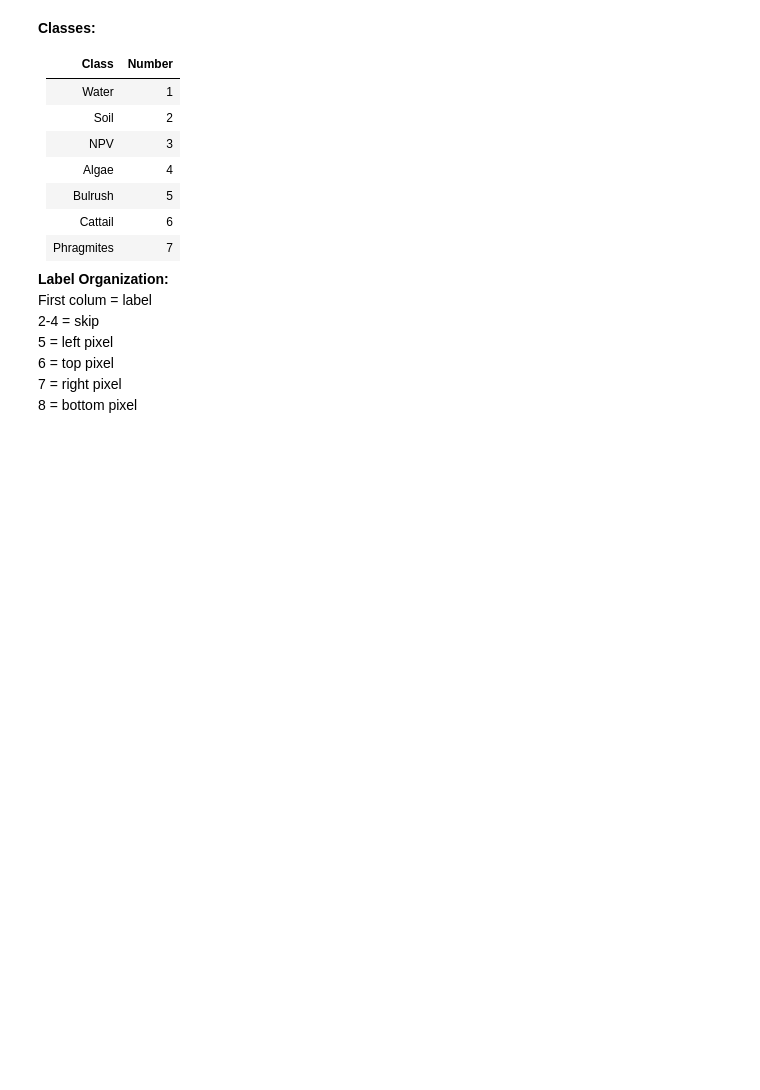
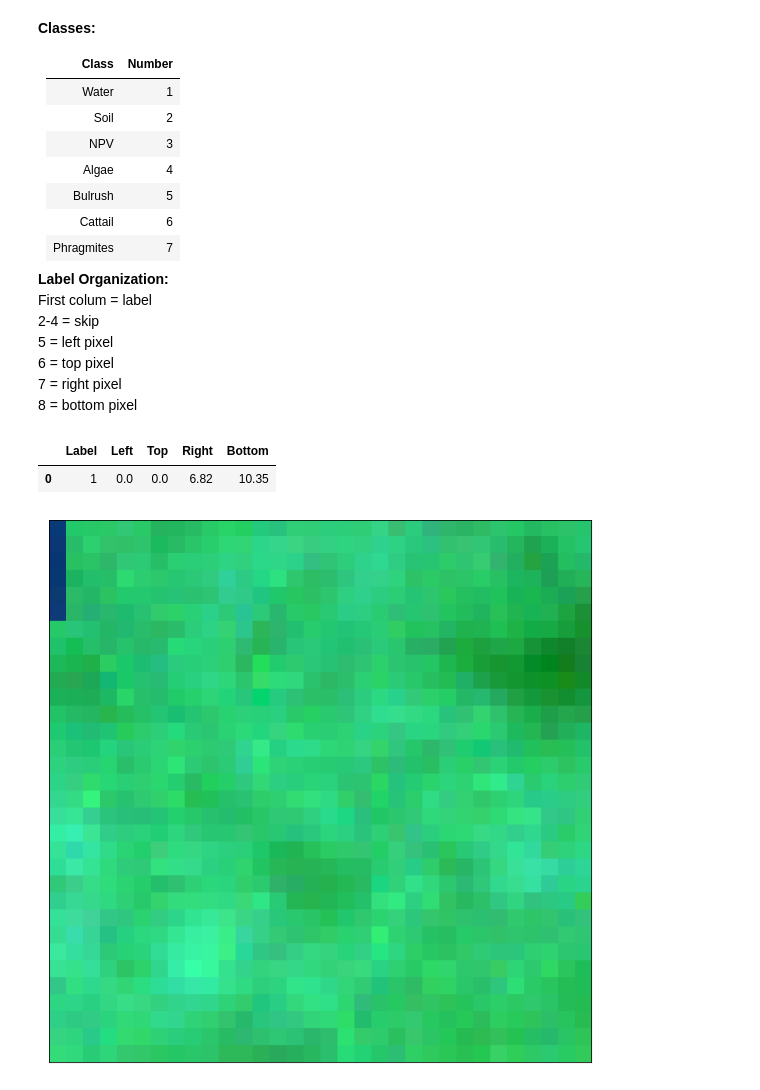
Before and after one commit to greglee1905/Phragmites_australis_Classification, a Jupyter notebook: exploratory_analysis.ipynb, the cells around one changed output. Saved outputs shown, nothing was run; the diff lists cells and outputs as text; code cells hidden in the pictures; blank space fills up the shorter version.

```diff
--- a/exploratory_analysis.ipynb
+++ b/exploratory_analysis.ipynb
@@ -207,3 +207,20 @@ test_label_df = pd.read_csv(label_path[0],
                                                                                                      13:'Top',
                                                                                                      17:'Right',
                                                                                                      20:'Bottom'})
+# %%
+test_label_df
+# %% [output]
+|  | Label | Left | Top | Right | Bottom |
+| 0 | 1 | 0.0 | 0.0 | 6.82 | 10.35 |
+# %%
+import numpy as np
+mask = np.zeros((test_image.shape[1],test_image.shape[2]))
+mask[0:6,0:1] = 1 # white square in black background
+masked = np.ma.masked_where(mask == 0, mask)
+
+f, ax = plt.subplots(1, 1)
+ep.plot_rgb(test_image,ax =ax)
+ax.imshow(masked, 'jet', interpolation='none', alpha=0.7)
+plt.show()
+# %% [output]
+[figure, added]
```
Also changed, not shown: parts of 3 cells of this notebook.
